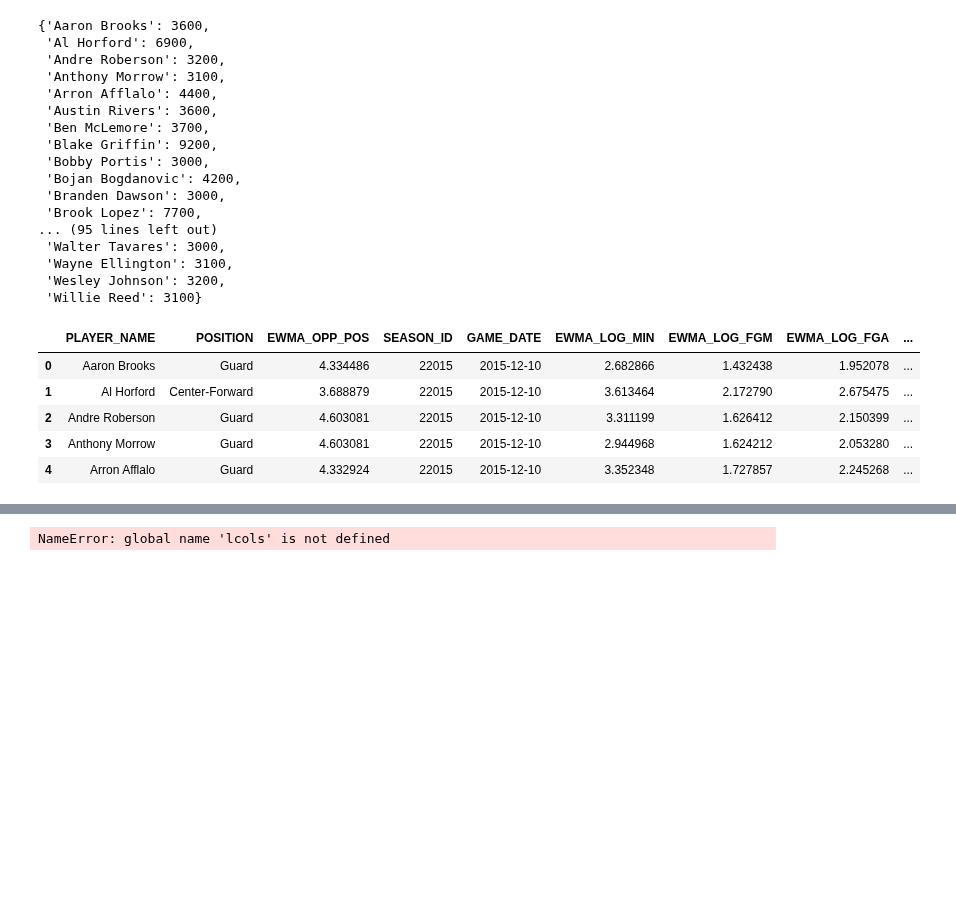
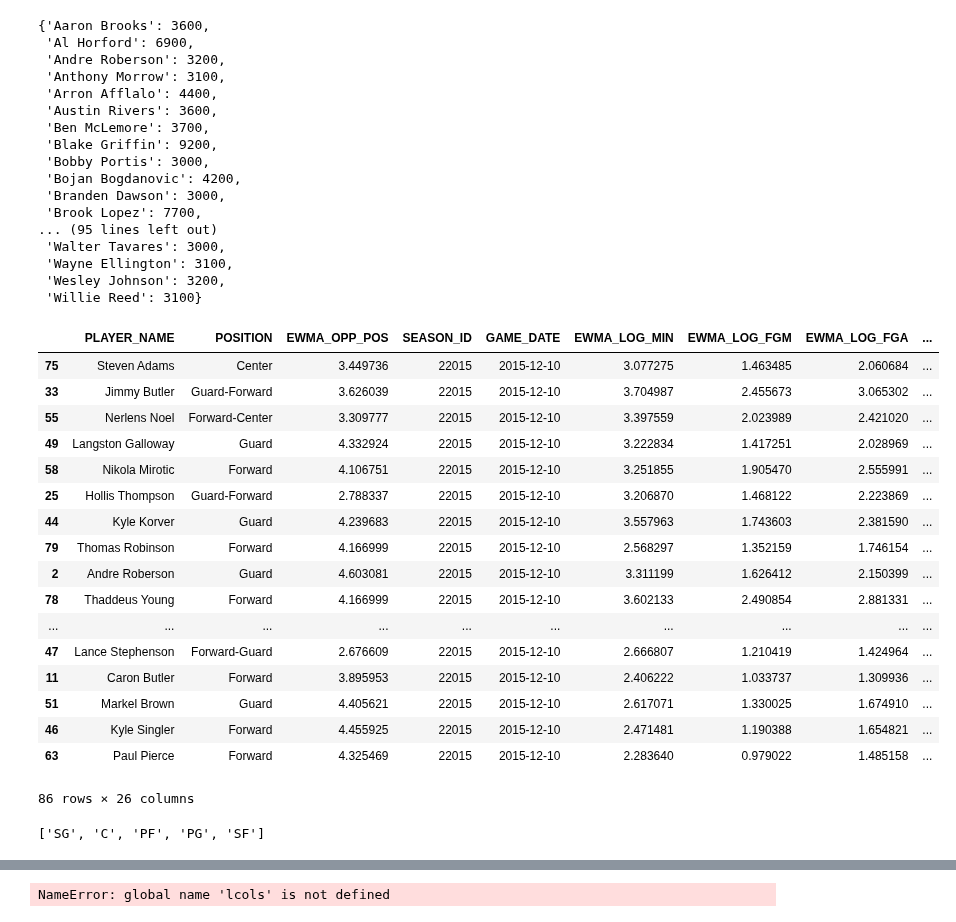
Before and after one commit to diciurcio-d/ShiftEnter, a Jupyter notebook: ShiftEnterFinal.ipynb, the cells around one changed output, grey strips where cells are left out. Saved outputs shown, nothing was run; the diff lists cells and outputs as text; code cells hidden in the pictures; blank space fills up the shorter version.

```diff
--- a/ShiftEnterFinal.ipynb
+++ b/ShiftEnterFinal.ipynb
@@ -684,11 +708,14 @@ salary_dict
  'Willie Reed': 3100}
 # %%
 singleday = pd.merge(gameday_df,player_pool_df[['PREDFANTASY_PTS','PLAYER_NAME']], on = 'PLAYER_NAME')
+# %%
+dk = dk11.rename(columns={'Position':'DK_POSITION', 'Name': 'PLAYER_NAME','Salary':'SALARY'})
+# %%
+singleday = pd.merge(player_pool_df,dk[['PLAYER_NAME','SALARY','DK_POSITION']], on=['PLAYER_NAME'])
 # %%
-singleday = df85_15[[player in salary_dict.keys() for player in  df85_15.PLAYER_NAME]][df85_15.GAME_DATE == '2014-11-13']
-#singleday
-singleday['REAL_POSITION'] = singleday['POSITION'].map(lambda x: x.split("-")[0])
-singleday.sort_values('FANTASY_PTS', ascending = False)
+
+singleday['REAL_POSITION'] = singleday['DK_POSITION']
+singleday.sort_values('PREDFANTASY_PTS', ascending = False)
 np.unique(singleday['REAL_POSITION'].values)
 #PG = singleday[singleday.POSITION == '']
 
@@ -701,14 +728,26 @@ forward = list(np.random.choice(a=forwards,replace=False,size=3))
 guard = list(np.random.choice(a=guards,replace=False,size=3))
 center = list(np.random.choice(a=centers,replace=False,size=1))
 util = np.random.choice(a=list(set(total_players) - set(forward + guard + center)), replace = False, size = 1)
-# %%
-singleday.head()
-# %% [output]
-|  | PLAYER_NAME | POSITION | EWMA_OPP_POS | SEASON_ID | GAME_DATE | EWMA_LOG_MIN | EWMA_LOG_FGM | EWMA_LOG_FGA | ... |
-| 0 | Aaron Brooks | Guard | 4.334486 | 22015 | 2015-12-10 | 2.682866 | 1.432438 | 1.952078 | ... |
-| 1 | Al Horford | Center-Forward | 3.688879 | 22015 | 2015-12-10 | 3.613464 | 2.172790 | 2.675475 | ... |
-| 2 | Andre Roberson | Guard | 4.603081 | 22015 | 2015-12-10 | 3.311199 | 1.626412 | 2.150399 | ... |
-| 3 | Anthony Morrow | Guard | 4.603081 | 22015 | 2015-12-10 | 2.944968 | 1.624212 | 2.053280 | ... |
-| 4 | Arron Afflalo | Guard | 4.332924 | 22015 | 2015-12-10 | 3.352348 | 1.727857 | 2.245268 | ... |
+# %%
+singleday.sort_values('PREDFANTASY_PTS', ascending = False)
+# %% [output]
+|  | PLAYER_NAME | POSITION | EWMA_OPP_POS | SEASON_ID | GAME_DATE | EWMA_LOG_MIN | EWMA_LOG_FGM | EWMA_LOG_FGA | ... |
+| 75 | Steven Adams | Center | 3.449736 | 22015 | 2015-12-10 | 3.077275 | 1.463485 | 2.060684 | ... |
+| 33 | Jimmy Butler | Guard-Forward | 3.626039 | 22015 | 2015-12-10 | 3.704987 | 2.455673 | 3.065302 | ... |
+| 55 | Nerlens Noel | Forward-Center | 3.309777 | 22015 | 2015-12-10 | 3.397559 | 2.023989 | 2.421020 | ... |
+| 49 | Langston Galloway | Guard | 4.332924 | 22015 | 2015-12-10 | 3.222834 | 1.417251 | 2.028969 | ... |
+| 58 | Nikola Mirotic | Forward | 4.106751 | 22015 | 2015-12-10 | 3.251855 | 1.905470 | 2.555991 | ... |
+| 25 | Hollis Thompson | Guard-Forward | 2.788337 | 22015 | 2015-12-10 | 3.206870 | 1.468122 | 2.223869 | ... |
+| 44 | Kyle Korver | Guard | 4.239683 | 22015 | 2015-12-10 | 3.557963 | 1.743603 | 2.381590 | ... |
+| 79 | Thomas Robinson | Forward | 4.166999 | 22015 | 2015-12-10 | 2.568297 | 1.352159 | 1.746154 | ... |
+| 2 | Andre Roberson | Guard | 4.603081 | 22015 | 2015-12-10 | 3.311199 | 1.626412 | 2.150399 | ... |
+| 78 | Thaddeus Young | Forward | 4.166999 | 22015 | 2015-12-10 | 3.602133 | 2.490854 | 2.881331 | ... |
+| ... | ... | ... | ... | ... | ... | ... | ... | ... | ... |
+| 47 | Lance Stephenson | Forward-Guard | 2.676609 | 22015 | 2015-12-10 | 2.666807 | 1.210419 | 1.424964 | ... |
+| 11 | Caron Butler | Forward | 3.895953 | 22015 | 2015-12-10 | 2.406222 | 1.033737 | 1.309936 | ... |
+| 51 | Markel Brown | Guard | 4.405621 | 22015 | 2015-12-10 | 2.617071 | 1.330025 | 1.674910 | ... |
+| 46 | Kyle Singler | Forward | 4.455925 | 22015 | 2015-12-10 | 2.471481 | 1.190388 | 1.654821 | ... |
+| 63 | Paul Pierce | Forward | 4.325469 | 22015 | 2015-12-10 | 2.283640 | 0.979022 | 1.485158 | ... |
+86 rows × 26 columns
 # %%
 gafantasypts = singleday['PREDFANTASY_PTS'].values
@@ -720 +763,5 @@ gasalaries = singleday['PLAYER_NAME'].map(lambda x: salary_dict[x]).values
+# %%
+list(set(singleday.DK_POSITION))
+# %% [output]
+['SG', 'C', 'PF', 'PG', 'SF']
 # %%
```
Also changed, not shown: parts of 11 cells of this notebook.
